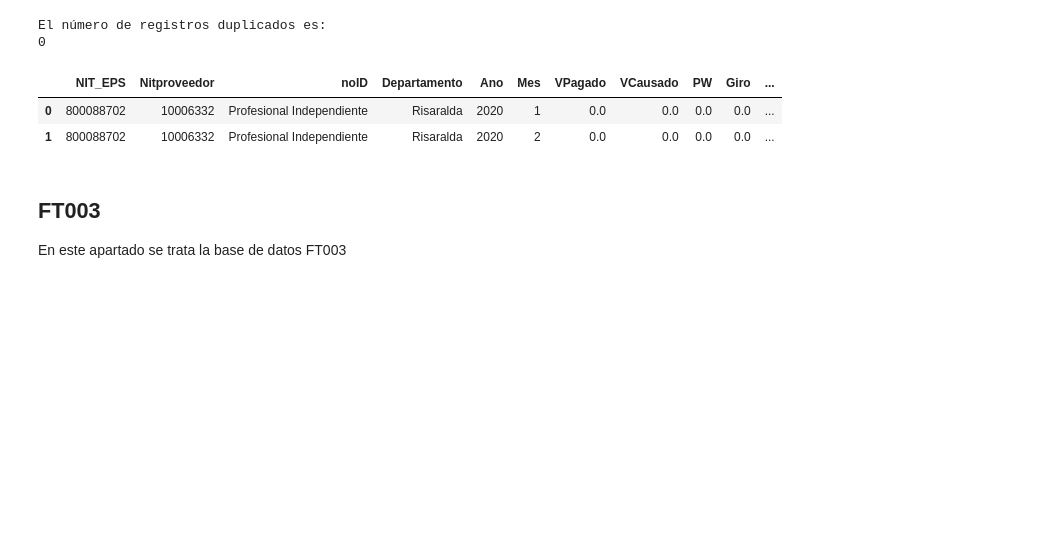
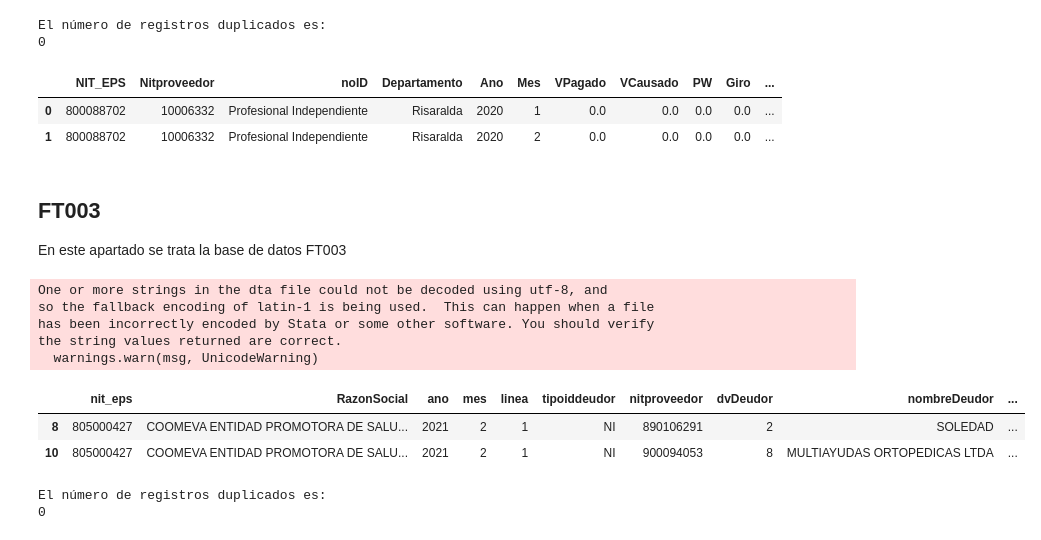
Before and after one commit to Miguelangelortizh/Data_cleaning, a Jupyter notebook: Supersalud_PAGO_V2.ipynb, the cells around one changed output. Cells and saved outputs as stored; diff of their text form; code cells hidden in the pictures; blank space fills up the shorter version.

```diff
--- a/Supersalud_PAGO_V2.ipynb
+++ b/Supersalud_PAGO_V2.ipynb
@@ -589,3 +594,9 @@ FT005_web_pres_ope.head(2)
 # %%
 # Se carga el FT005 completo desde el archivo .dta
-# FT003 = pd.read_stata('C:/Users/Miguel Angel/Documents/Supersalud/Pagos_EPS_Proveedores/Informe_Pagos/FT003 20202021.dta')
+FT003 = pd.read_stata('C:/Users/Miguel Angel/Documents/Supersalud/Pagos_EPS_Proveedores/Informe_Pagos/FT003 20202021.dta')
+# %% [output]
+One or more strings in the dta file could not be decoded using utf-8, and
+so the fallback encoding of latin-1 is being used.  This can happen when a file
+has been incorrectly encoded by Stata or some other software. You should verify
+the string values returned are correct.
+  warnings.warn(msg, UnicodeWarning)
@@ -591,0 +606,7 @@ FT005_web_pres_ope.head(2)
+# %%
+pd.pandas.set_option('display.max_columns', None)
+FT003.head(2)
+# %% [output]
+|  | nit_eps | RazonSocial | ano | mes | linea | tipoiddeudor | nitproveedor | dvDeudor | nombreDeudor | ... |
+| 8 | 805000427 | COOMEVA ENTIDAD PROMOTORA DE SALU... | 2021 | 2 | 1 | NI | 890106291 | 2 | SOLEDAD | ... |
+| 10 | 805000427 | COOMEVA ENTIDAD PROMOTORA DE SALU... | 2021 | 2 | 1 | NI | 900094053 | 8 | MULTIAYUDAS ORTOPEDICAS LTDA | ... |
@@ -591,0 +639,7 @@ FT005_web_pres_ope.head(2)
+# %%
+# Se comprueba que no haya duplicados cuando se filtra por NIT EPS, tipo de deudor, NIT proveedor, Mes y Año. Para esto se cuenta el número de duplicados
+duplicadosFT003 = FT003[FT003.duplicated(['nit_eps', 'tipoiddeudor', 'nitproveedor', 'mes', 'ano'], keep='last')]
+print("El número de registros duplicados es:", duplicadosFT003.nit_eps.count(), sep='\n')
+# %% [output]
+El número de registros duplicados es:
+0
```
Also changed, not shown: parts of 33 cells of this notebook.
